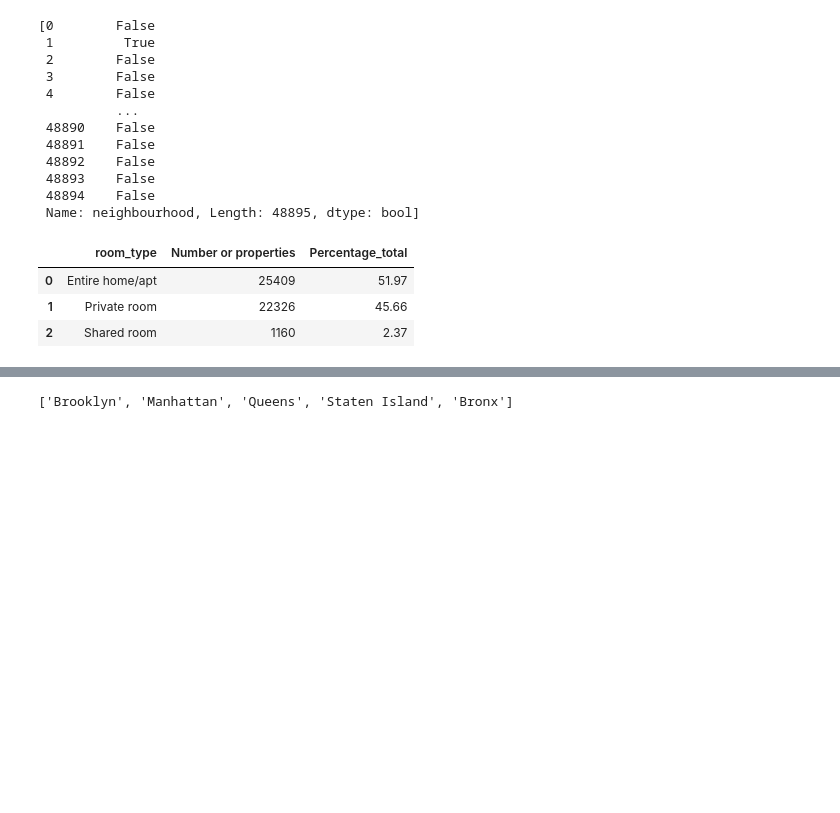
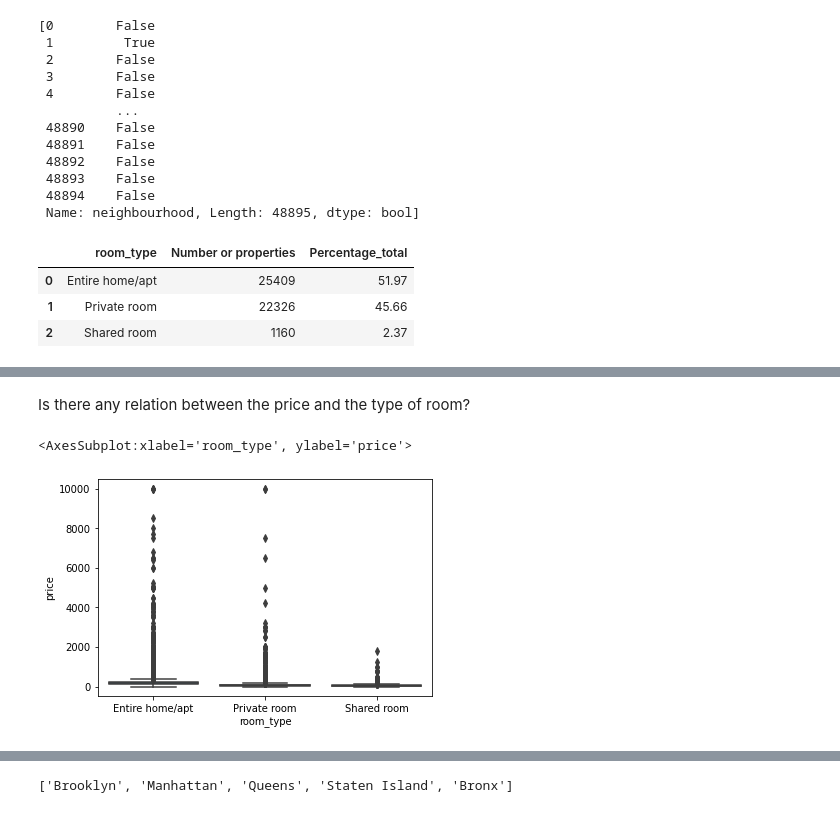
Before and after one commit to camidelgado/machine-learning-python-template, a Jupyter notebook: src/explore.ipynb, the cells around one changed output, grey strips where cells are left out. Saved outputs shown, nothing was run; the diff lists cells and outputs as text; code cells hidden in the pictures; blank space fills up the shorter version.

```diff
--- a/src/explore.ipynb
+++ b/src/explore.ipynb
@@ -243,0 +264,7 @@ Regarding the type of room, 52% are the entire home/apt, then is private room wi
+# %% [markdown]
+Is there any relation between the price and the type of room?
+# %%
+sns.boxplot(x='room_type', y='price', data=df)
+# %% [output]
+<AxesSubplot:xlabel='room_type', ylabel='price'>
+[figure, added]
```
Also changed, not shown: parts of 18 cells of this notebook, 1 other file.
